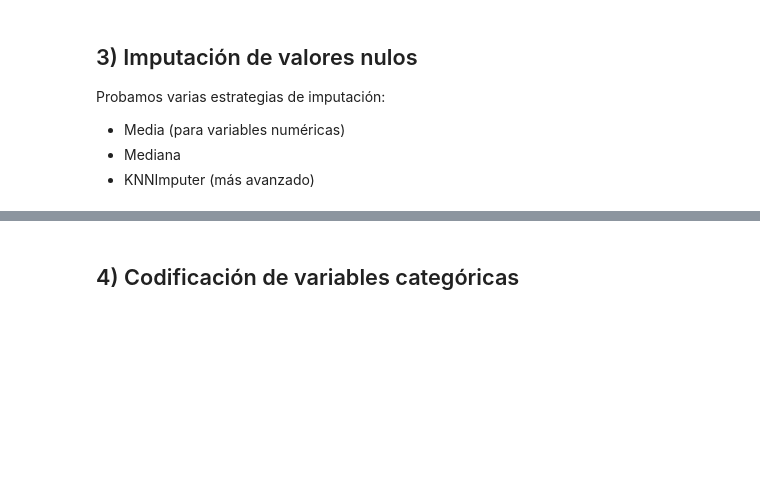
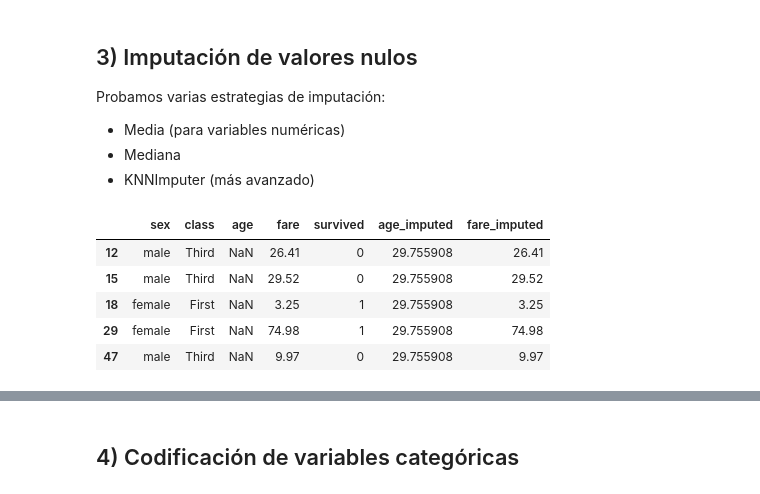
Before and after one commit to steestor/course-python-ml, a Jupyter notebook: notebooks/S1_A2_Limpieza_y_Preprocesamiento.ipynb, the cells around one changed output, grey strips where cells are left out. Saved outputs shown, nothing was run; the diff lists cells and outputs as text; code cells hidden in the pictures; blank space fills up the shorter version.

```diff
--- a/notebooks/S1_A2_Limpieza_y_Preprocesamiento.ipynb
+++ b/notebooks/S1_A2_Limpieza_y_Preprocesamiento.ipynb
@@ -12,5 +12,5 @@
 ## 1) Cargar el dataset sintético
 # %%
 import pandas as pd
-df = pd.read_csv('data/mini_titanic.csv')
+df = pd.read_csv('../data/raw/mini_titanic.csv')
 df.head()
@@ -44,0 +44,13 @@ df_knn.head()
+# %%
+# Imputación con media
+imputer_mean = SimpleImputer(strategy="mean")
+df["age_imputed"] = imputer_mean.fit_transform(df[["age"]])
+
+df[df['age'].isna()].head()
+# %% [output]
+|  | sex | class | age | fare | survived | age_imputed | fare_imputed |
+| 12 | male | Third | NaN | 26.41 | 0 | 29.755908 | 26.41 |
+| 15 | male | Third | NaN | 29.52 | 0 | 29.755908 | 29.52 |
+| 18 | female | First | NaN | 3.25 | 1 | 29.755908 | 3.25 |
+| 29 | female | First | NaN | 74.98 | 1 | 29.755908 | 74.98 |
+| 47 | male | Third | NaN | 9.97 | 0 | 29.755908 | 9.97 |
```
Also changed, not shown: parts of 9 cells of this notebook.
